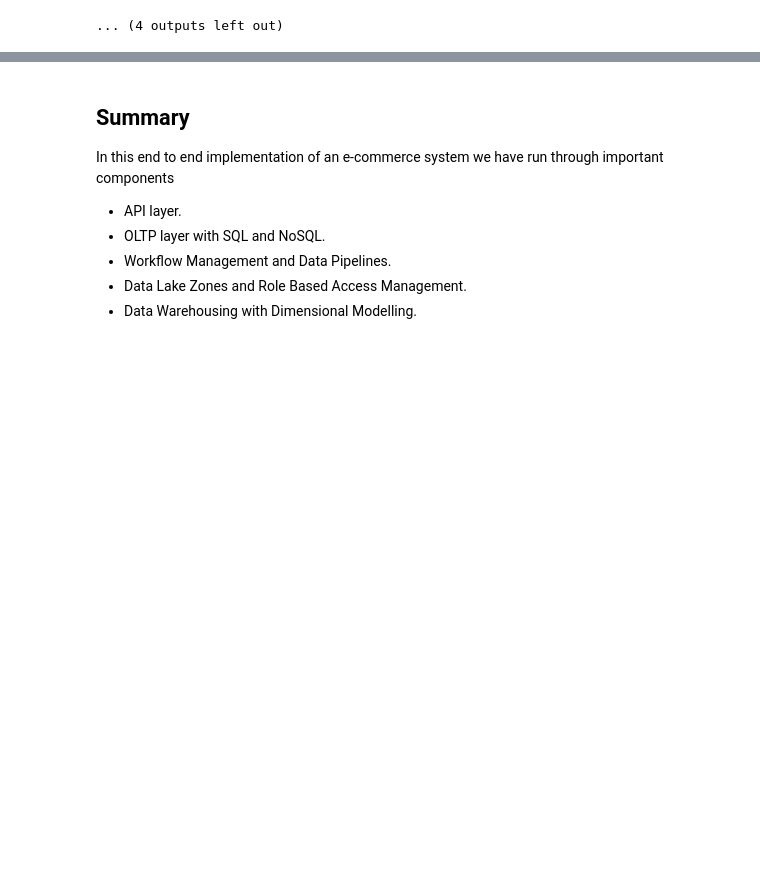
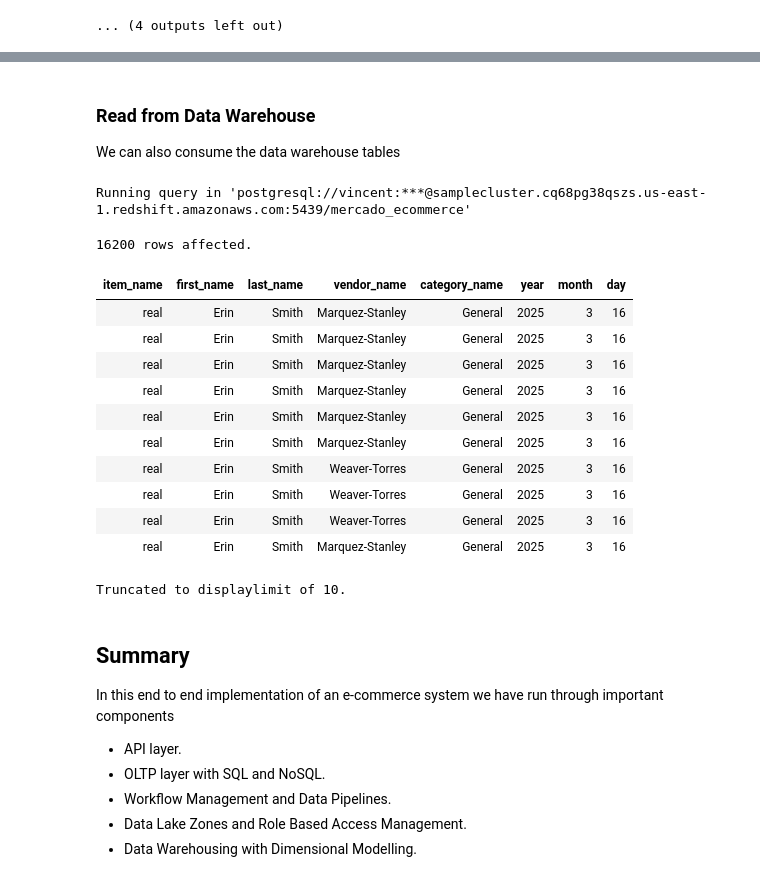
Before and after one commit to vsitucal-personal/msds_deds_final_project, a Jupyter notebook: src/jupyterlab/notebooks/LT3_FINAL_PROJECT_REPORT.ipynb, the cells around one changed output, grey strips where cells are left out. Saved outputs shown, nothing was run; the diff lists cells and outputs as text; code cells hidden in the pictures; blank space fills up the shorter version.

```diff
--- a/src/jupyterlab/notebooks/LT3_FINAL_PROJECT_REPORT.ipynb
+++ b/src/jupyterlab/notebooks/LT3_FINAL_PROJECT_REPORT.ipynb
@@ -478,3 +495,43 @@ vendor
+# %% [markdown]
+### Read from Data Warehouse
+We can also consume the data warehouse tables
+# %%
+%%sql
+SELECT
+    i.item_name,
+    c.first_name,
+    c.last_name,
+    v.vendor_name,
+    cat.category_name,
+    d.year,
+    d.month,
+    d.day
+FROM sales s
+LEFT JOIN inventory i
+    ON i.item_id = s.item_id
+LEFT JOIN customer c
+    ON c.customer_id = s.customer_id
+LEFT JOIN vendor v
+    ON v.vendor_id = s.vendor_id
+LEFT JOIN category cat
+    ON cat.category_id = s.category_id
+LEFT JOIN date d
+    ON d.date_id = s.date_id
+# %% [output]
+Running query in 'postgresql://vincent:***@samplecluster.cq68pg38qszs.us-east-1.redshift.amazonaws.com:5439/mercado_ecommerce'
+16200 rows affected.
+| item_name | first_name | last_name | vendor_name | category_name | year | month | day |
+| real | Erin | Smith | Marquez-Stanley | General | 2025 | 3 | 16 |
+| real | Erin | Smith | Marquez-Stanley | General | 2025 | 3 | 16 |
+| real | Erin | Smith | Marquez-Stanley | General | 2025 | 3 | 16 |
+| real | Erin | Smith | Marquez-Stanley | General | 2025 | 3 | 16 |
+| real | Erin | Smith | Marquez-Stanley | General | 2025 | 3 | 16 |
+| real | Erin | Smith | Marquez-Stanley | General | 2025 | 3 | 16 |
+| real | Erin | Smith | Weaver-Torres | General | 2025 | 3 | 16 |
+| real | Erin | Smith | Weaver-Torres | General | 2025 | 3 | 16 |
+| real | Erin | Smith | Weaver-Torres | General | 2025 | 3 | 16 |
+| real | Erin | Smith | Marquez-Stanley | General | 2025 | 3 | 16 |
+Truncated to displaylimit of 10.
 # %% [markdown]
 ## Summary
 
```
Also changed, not shown: parts of 4 cells of this notebook, 2 other files.
